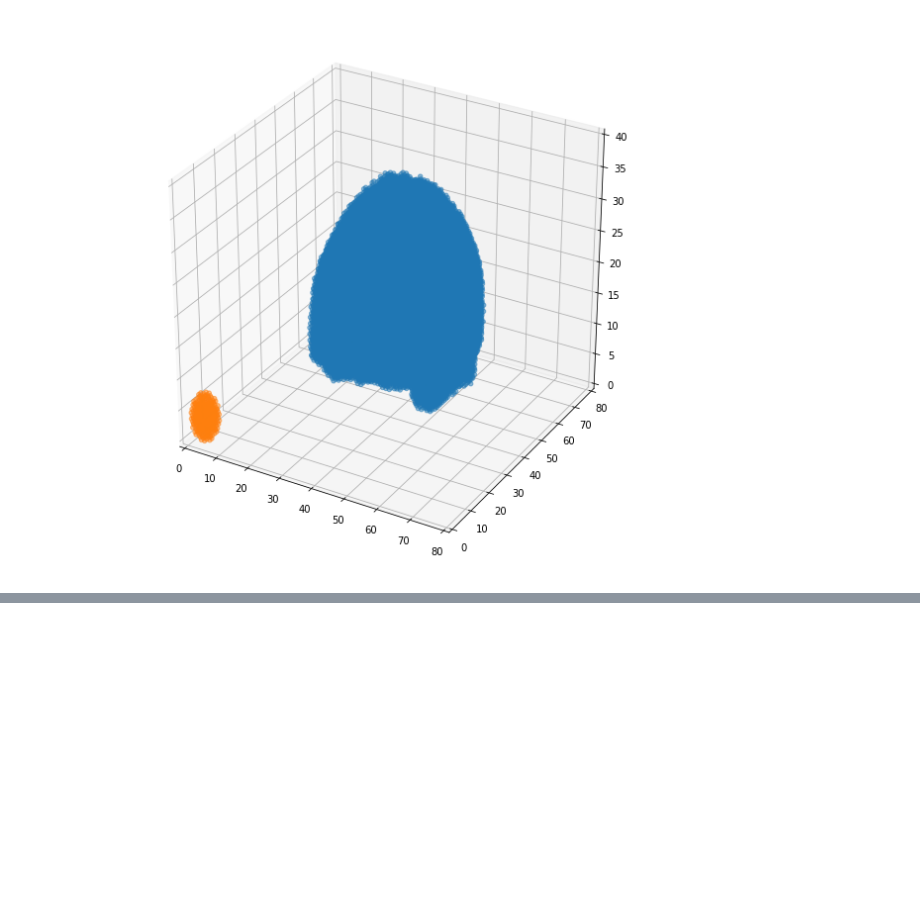
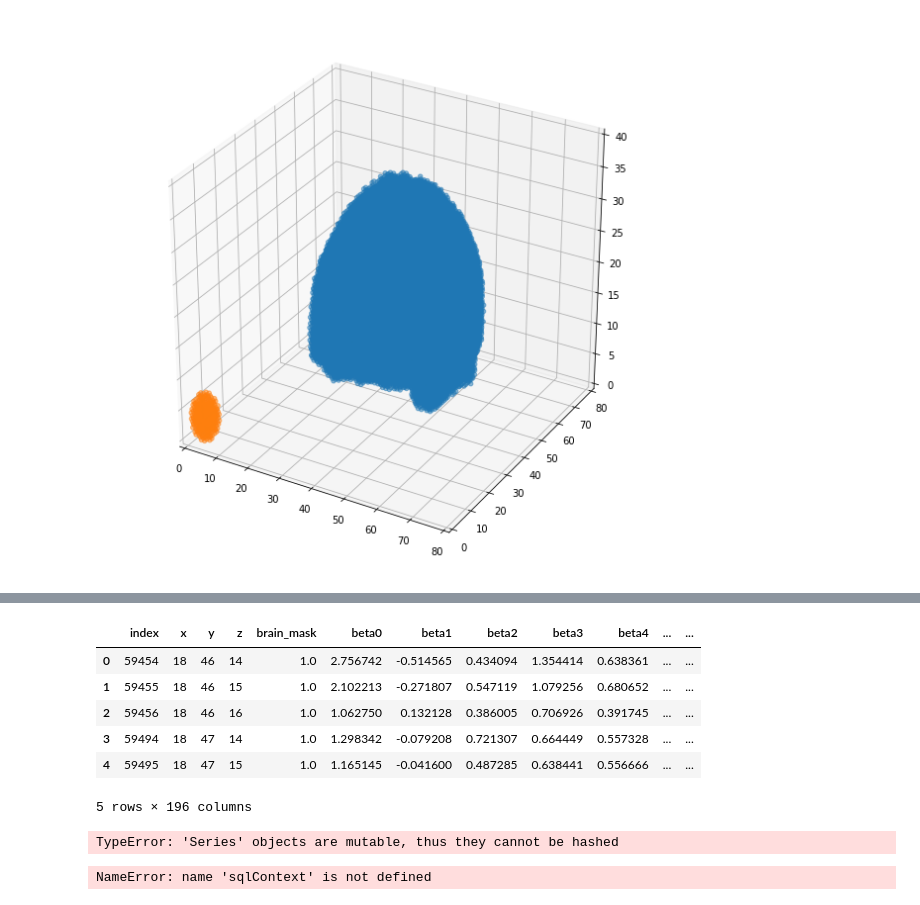
Before and after one commit to claire-lugrin/big_data_fmri, a Jupyter notebook: create_searchlight_roi.ipynb, the cells around one changed output, grey strips where cells are left out. Cells and saved outputs as stored; diff of their text form; code cells hidden in the pictures; blank space fills up the shorter version.

```diff
--- a/create_searchlight_roi.ipynb
+++ b/create_searchlight_roi.ipynb
@@ -115,0 +218,21 @@ for vox in range(0,coord_brain.shape[0],2500):
+# %%
+# loop through betas and write their coordinates in the table
+for b in range(len(beta_df)):
+    im = nib.load("subj02/1stLevel_nob0_MVPA_trial_smooth/"+beta_df.files[b])
+    beta_im = im.get_fdata()
+    x, y, z = np.where(beta_im)
+    data_table['beta'+str(b)]=np.reshape(np.transpose(beta_im),beta_im.size,1)
+# %%
+# remove voxels where there is no brains
+data_table_brain=data_table[data_table.brain_mask==1]
+data_table_brain=data_table_brain.reset_index()
+# %%
+data_table_brain.head()
+# %% [output]
+|  | index | x | y | z | brain_mask | beta0 | beta1 | beta2 | beta3 | beta4 | ... | ... |
+| 0 | 59454 | 18 | 46 | 14 | 1.0 | 2.756742 | -0.514565 | 0.434094 | 1.354414 | 0.638361 | ... | ... |
+| 1 | 59455 | 18 | 46 | 15 | 1.0 | 2.102213 | -0.271807 | 0.547119 | 1.079256 | 0.680652 | ... | ... |
+| 2 | 59456 | 18 | 46 | 16 | 1.0 | 1.062750 | 0.132128 | 0.386005 | 0.706926 | 0.391745 | ... | ... |
+| 3 | 59494 | 18 | 47 | 14 | 1.0 | 1.298342 | -0.079208 | 0.721307 | 0.664449 | 0.557328 | ... | ... |
+| 4 | 59495 | 18 | 47 | 15 | 1.0 | 1.165145 | -0.041600 | 0.487285 | 0.638441 | 0.556666 | ... | ... |
+5 rows × 196 columns
@@ -115,0 +249,29 @@ for vox in range(0,coord_brain.shape[0],2500):
+# %%
+# loop through the voxels, and fix the sphere around them
+# TODO implement that using spark
+
+
+
+data_use=pd.DataFrame
+len(data_table_brain)
+for v in range(1):
+    # move the sphere coordinates to be centered on the voxel
+    x_sphere=x_roi+data_table_brain.x[v]
+    y_sphere=y_roi+data_table_brain.y[v]
+    z_sphere=z_roi+data_table_brain.z[v]
+
+    # run the classification with just these voxels - take from the big data table where nans are and ignore nans
+    for p in range(len(x_sphere)):
+        data_use[p]=data_table[(data_table.x==x_sphere[p])&(data_table.y==y_sphere[p])&(data_table.z==z_sphere[p])]
+# %% [output]
+TypeError: 'Series' objects are mutable, thus they cannot be hashed
+# %%
+# sparkify the df
+from pyspark.ml import Pipeline
+from pyspark.ml.feature import VectorAssembler
+from pyspark.ml.classification import LogisticRegression
+from pyspark.sql import SQLContext
+
+spark_df=sqlContext.createDataFrame(data_table_brain)
+# %% [output]
+NameError: name 'sqlContext' is not defined
```
Also changed, not shown: parts of 18 cells of this notebook.
